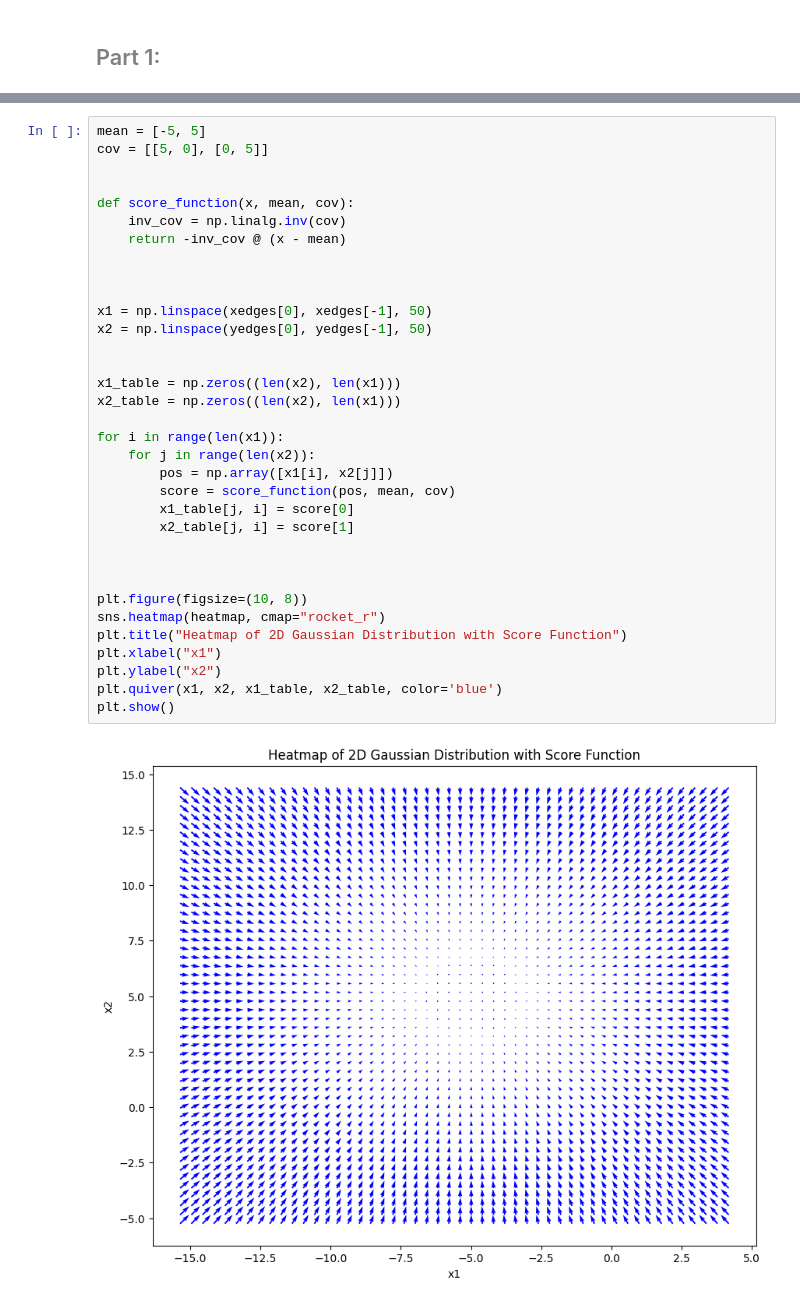
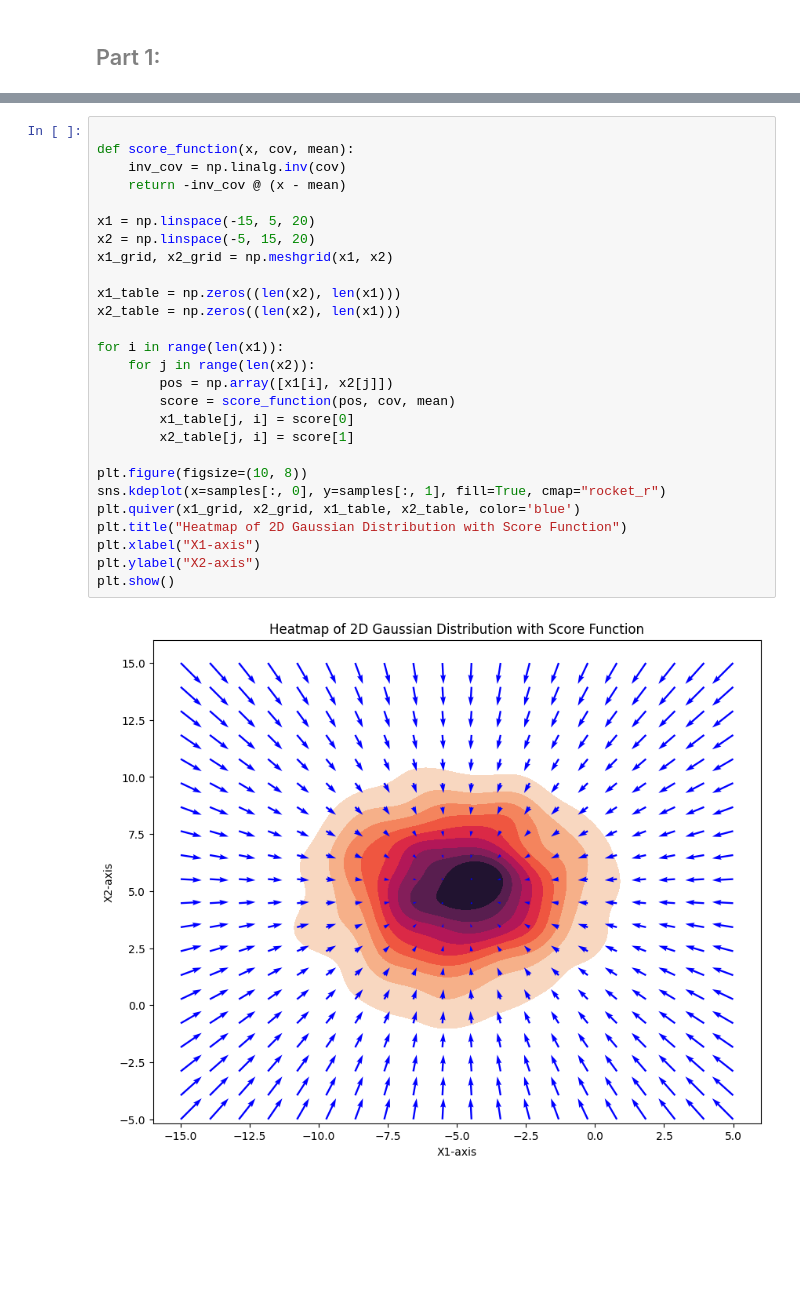
Before and after one commit to erfan-f/Data-Science-Course, a Jupyter notebook: CA1/Q1_mani.ipynb, the cells around one changed output, grey strips where cells are left out. Drawn from its saved outputs; the diff is of its cells as text; blank space fills up the shorter version.

```diff
--- a/CA1/Q1_mani.ipynb
+++ b/CA1/Q1_mani.ipynb
@@ -55,38 +57,31 @@ $$
 \nabla_{\mathbf{x}} \log p(\mathbf{x}) = -\begin{bmatrix} \frac{1}{5} & 0 \\ 0 & \frac{1}{5} \end{bmatrix} \begin{bmatrix} x_1 + 5 \\ x_2 - 5 \end{bmatrix} = -\begin{bmatrix} \frac{x_1 + 5}{5} \\ \frac{x_2 - 5}{5} \end{bmatrix}
 $$
 # %%
-mean = [-5, 5]
-cov = [[5, 0], [0, 5]]
 
-
-def score_function(x, mean, cov):
+def score_function(x, cov, mean):
     inv_cov = np.linalg.inv(cov)
     return -inv_cov @ (x - mean)
 
-
-
-x1 = np.linspace(xedges[0], xedges[-1], 50)
-x2 = np.linspace(yedges[0], yedges[-1], 50)
-
+x1 = np.linspace(-15, 5, 20)
+x2 = np.linspace(-5, 15, 20)
+x1_grid, x2_grid = np.meshgrid(x1, x2)
 
 x1_table = np.zeros((len(x2), len(x1)))
 x2_table = np.zeros((len(x2), len(x1)))
 
 for i in range(len(x1)):
     for j in range(len(x2)):
         pos = np.array([x1[i], x2[j]])
-        score = score_function(pos, mean, cov)
+        score = score_function(pos, cov, mean)
         x1_table[j, i] = score[0]
         x2_table[j, i] = score[1]
 
-
-
 plt.figure(figsize=(10, 8))
-sns.heatmap(heatmap, cmap="rocket_r")
+sns.kdeplot(x=samples[:, 0], y=samples[:, 1], fill=True, cmap="rocket_r")
+plt.quiver(x1_grid, x2_grid, x1_table, x2_table, color='blue')
 plt.title("Heatmap of 2D Gaussian Distribution with Score Function")
-plt.xlabel("x1")
-plt.ylabel("x2")
-plt.quiver(x1, x2, x1_table, x2_table, color='blue')
+plt.xlabel("X1-axis")
+plt.ylabel("X2-axis")
 plt.show()
 # %% [output]
-[figure, old version]
+[figure, new version]
```
Also changed, not shown: parts of 6 cells of this notebook.
